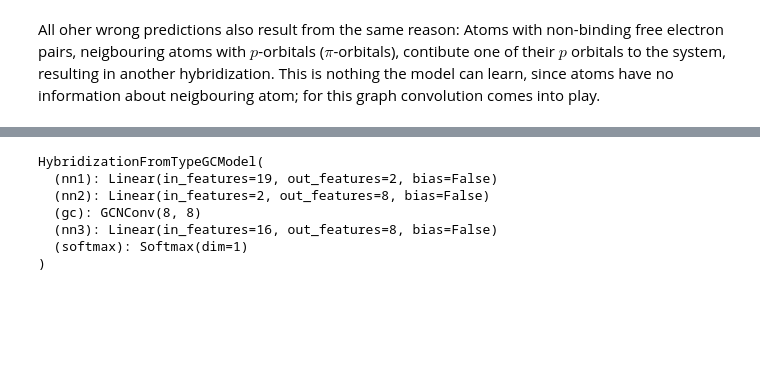
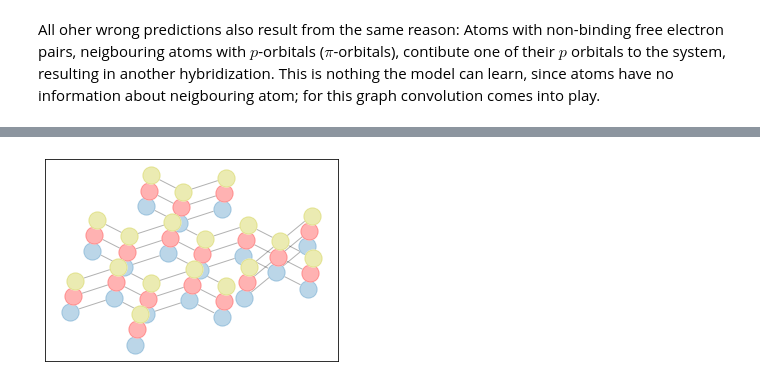
Before and after one commit to JulianKimmig/molNet, a Jupyter notebook: dev/black_box/notebooks/Untitled.ipynb, the cells around one changed output, grey strips where cells are left out. Drawn from its saved outputs; the diff is of its cells as text; code cells hidden in the pictures; blank space fills up the shorter version.

```diff
--- a/dev/black_box/notebooks/Untitled.ipynb
+++ b/dev/black_box/notebooks/Untitled.ipynb
@@ -1437,12 +1530,43 @@ test_batch=data['test_batch']
 [figure]
 [figure]
-# %%
-model
-# %% [output]
-HybridizationFromTypeGCModel(
-  (nn1): Linear(in_features=19, out_features=2, bias=False)
-  (nn2): Linear(in_features=2, out_features=8, bias=False)
-  (gc): GCNConv(8, 8)
-  (nn3): Linear(in_features=16, out_features=8, bias=False)
-  (softmax): Softmax(dim=1)
-)
+# %%
+pos=test_data.mol_graph.calc_position(norm=True)
+pos_list = np.array(list(pos.values()))
+
+pos_list=pos_list-[pos_list[:,0].max()/2,pos_list[:,1].max()/2]
+
+tunred_pos=pos_list.copy()
+tunred_pos[:,0]=tunred_pos[:,0]+tunred_pos[:,1]*0.2
+
+tunred_pos=tunred_pos/[1,1.2]
+
+
+fig = plt.figure(figsize=(
+            0.1 + 5 * (tunred_pos[:, 0].max()-tunred_pos[:, 0].min()),
+            0.1 + 5 * (tunred_pos[:, 1].max()-tunred_pos[:, 1].min()),
+        ))
+
+graph_draw_kwargs={
+    "arrowstyle":"-",
+    "with_labels":None,
+    "alpha":0.3,
+}
+
+#nx.draw_networkx_edges(test_data.mol_graph,{i:tunred_pos[i] for i in range(pos_list.shape[0])},**graph_draw_kwargs)
+#nx.draw_networkx_nodes(test_data.mol_graph,{i:tunred_pos[i] for i in range(pos_list.shape[0])},**graph_draw_kwargs)
+nx.draw_networkx_nodes(test_data.mol_graph,{i:tunred_pos[i] for i in range(pos_list.shape[0])},node_color="w")
+nx.draw_networkx(test_data.mol_graph,{i:tunred_pos[i] for i in range(pos_list.shape[0])},**graph_draw_kwargs)
+
+#nx.draw_networkx(test_data.mol_graph,pos,**graph_draw_kwargs)
+sp=tunred_pos+[0.01,0.08]
+#nx.draw_networkx_edges(test_data.mol_graph,{i:sp[i] for i in range(sp.shape[0])},node_color="r",**graph_draw_kwargs)
+nx.draw_networkx_nodes(test_data.mol_graph,{i:sp[i] for i in range(sp.shape[0])},node_color="w")
+nx.draw_networkx(test_data.mol_graph,{i:sp[i] for i in range(sp.shape[0])},node_color="r",**graph_draw_kwargs)
+
+sp=sp+[0.01,0.08]
+#nx.draw_networkx_edges(test_data.mol_graph,{i:sp[i] for i in range(sp.shape[0])},node_color="y",**graph_draw_kwargs)
+nx.draw_networkx_nodes(test_data.mol_graph,{i:sp[i] for i in range(sp.shape[0])},node_color="w")
+nx.draw_networkx(test_data.mol_graph,{i:sp[i] for i in range(sp.shape[0])},node_color="y",**graph_draw_kwargs)
+plt.show()
+# %% [output]
+[figure, added]
```
Also changed, not shown: parts of 8 cells of this notebook.
